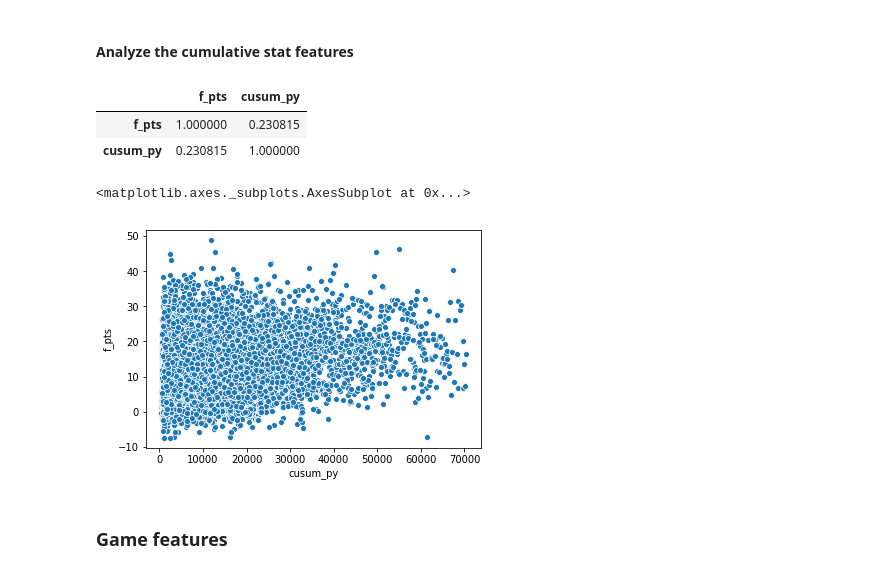
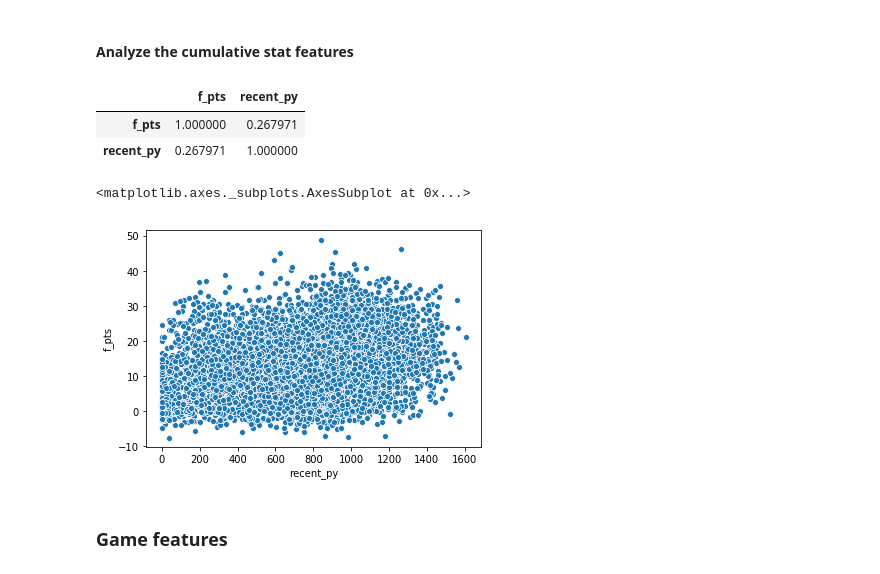
Before and after one commit to jchristo12/fantasy_football, a Jupyter notebook: analysis/feature_analysis.ipynb, the cells around one changed output. Saved outputs shown, nothing was run; the diff lists cells and outputs as text; code cells hidden in the pictures.

```diff
--- a/analysis/feature_analysis.ipynb
+++ b/analysis/feature_analysis.ipynb
@@ -612,17 +645,17 @@ df_eda.groupby(['pos1', 'udog_bin'], as_index=True).agg({'f_pts': ['min', 'max',
 df_eda_roll = df_eda[~df_eda.loc[:, 'cusum_pa':'recent_tdret'].isna().any(axis=1)]
 # %%
 #career passing versus next week's fantasy points
-df_eda_roll.loc[(df_eda_roll['pos1']=='QB') & (df_eda_roll['cusum_pa'] > 100), ['f_pts', 'cusum_py']].corr(method='pearson')
+df_eda_roll.loc[(df_eda_roll['pos1']=='QB') & (df_eda_roll['cusum_pa'] > 100), ['f_pts', 'recent_py']].corr(method='pearson')
 # %% [output]
-|  | f_pts | cusum_py |
-| f_pts | 1.000000 | 0.230815 |
-| cusum_py | 0.230815 | 1.000000 |
+|  | f_pts | recent_py |
+| f_pts | 1.000000 | 0.267971 |
+| recent_py | 0.267971 | 1.000000 |
 # %%
-sb.scatterplot(x='cusum_py', y='f_pts',
+sb.scatterplot(x='recent_py', y='f_pts',
                data=df_eda_roll.loc[(df_eda_roll['pos1']=='QB') & (df_eda_roll['cusum_pa'] > 100), :])
 # %% [output]
 <matplotlib.axes._subplots.AxesSubplot at 0x...>
-[figure, old version]
+[figure, new version]
 # %% [markdown]
 ### Game features
 # %%
```
Also changed, not shown: parts of 17 cells of this notebook.
